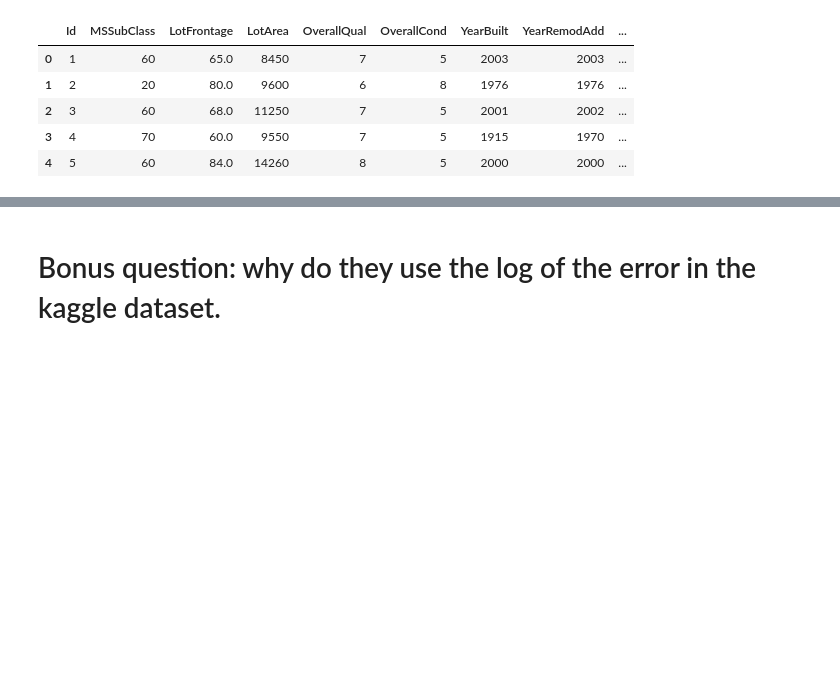
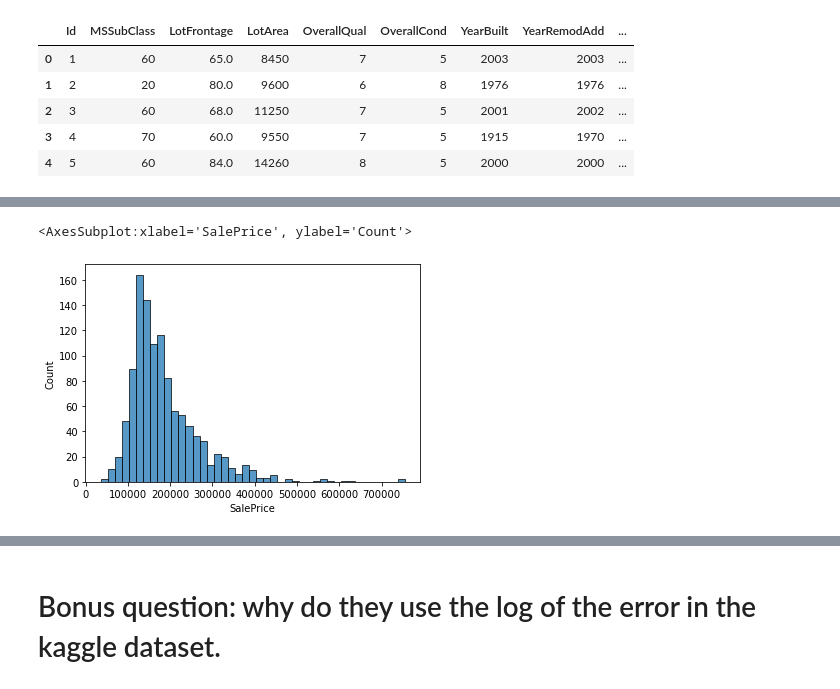
Before and after one commit to davanger/AIS-DSP-DavidBravo, a Jupyter notebook: notebooks/01_House_Prices.ipynb, the cells around one changed output, grey strips where cells are left out. Saved outputs shown, nothing was run; the diff lists cells and outputs as text; code cells hidden in the pictures; blank space fills up the shorter version.

```diff
--- a/notebooks/01_House_Prices.ipynb
+++ b/notebooks/01_House_Prices.ipynb
@@ -123,0 +175,5 @@ linear_model = LinearRegression(fit_intercept=True, normalize=True).fit(x_train,
+# %%
+sns.histplot(encoded_train, x=encoded_train['SalePrice'])
+# %% [output]
+<AxesSubplot:xlabel='SalePrice', ylabel='Count'>
+[figure, added]
```
Also changed, not shown: parts of 87 cells of this notebook, 1 other file.
